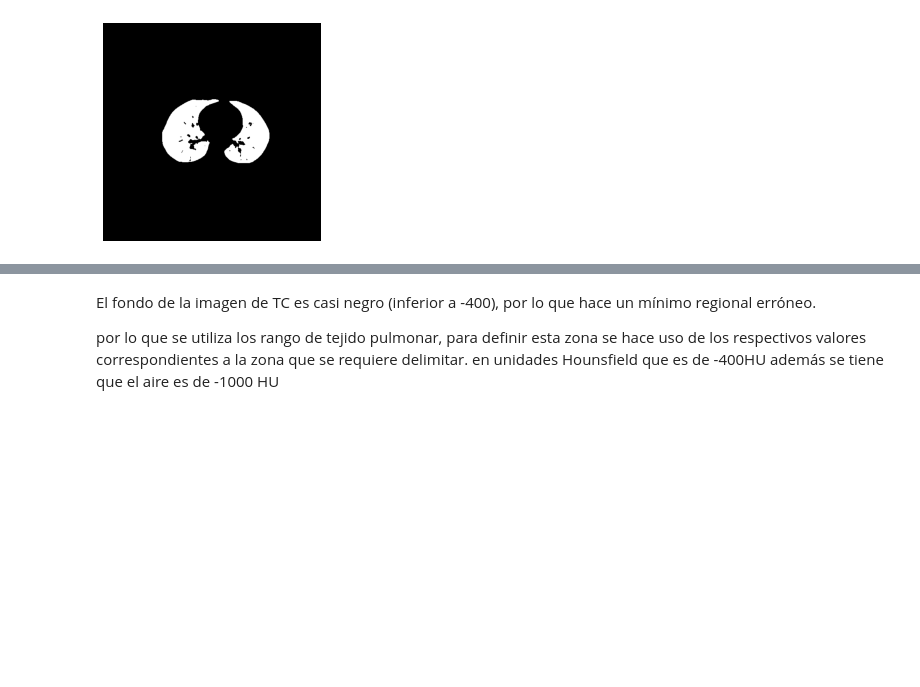
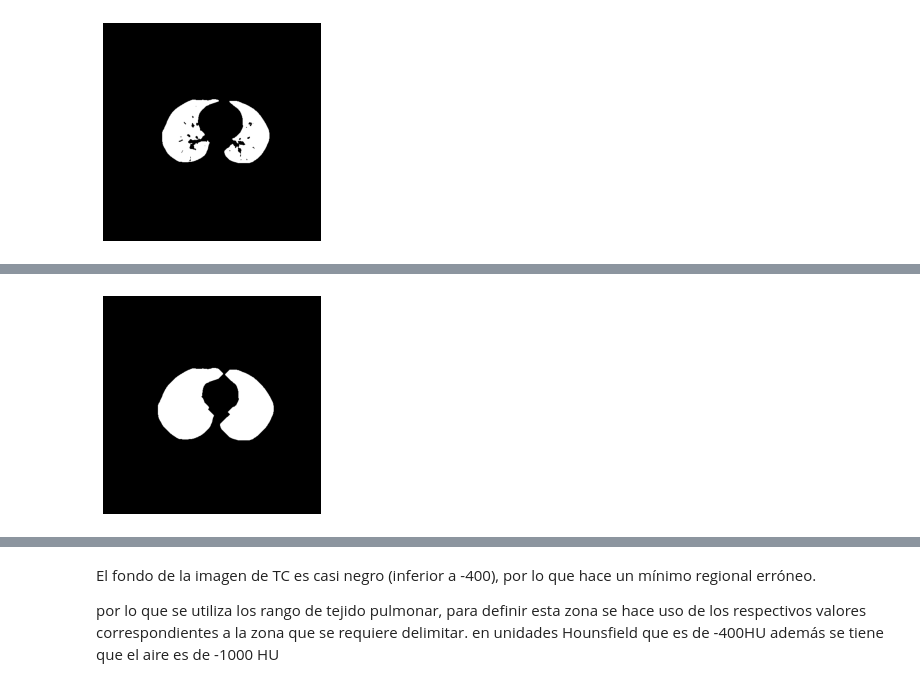
Before and after one commit to jennifer95/visualizacion-segmentacion-pulmonar-DICOM-python, a Jupyter notebook: Segmentación de tejido pulmonar.ipynb, the cells around one changed output, grey strips where cells are left out. Cells and saved outputs as stored; diff of their text form; code cells hidden in the pictures; blank space fills up the shorter version.

```diff
--- a/Segmentación de tejido pulmonar.ipynb
+++ b/Segmentación de tejido pulmonar.ipynb
@@ -303,0 +281,11 @@ plt.show()
+# %%
+#Creación del marcador externo
+
+# Primera dilatación
+marker_internal = s_p.marcador_interno(imagen[40])
+external_a = ndimage.binary_dilation(marker_internal, iterations=10) # dilatación
+plt.imshow(external_a, cmap='gray')
+plt.axis('off')
+plt.show()
+# %% [output]
+[figure, added]
```
Also changed, not shown: parts of 37 cells of this notebook.
